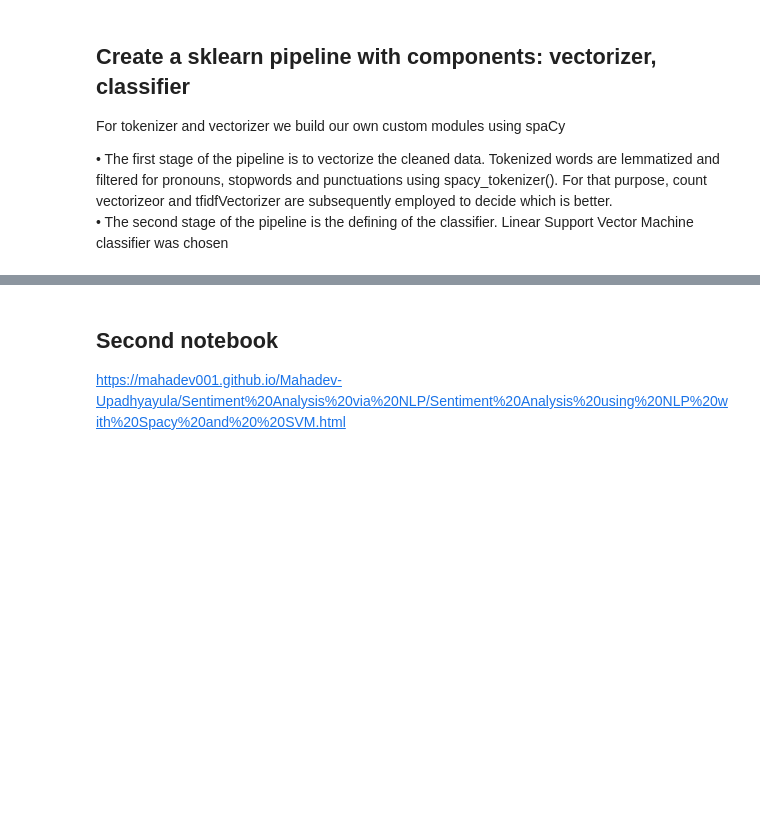
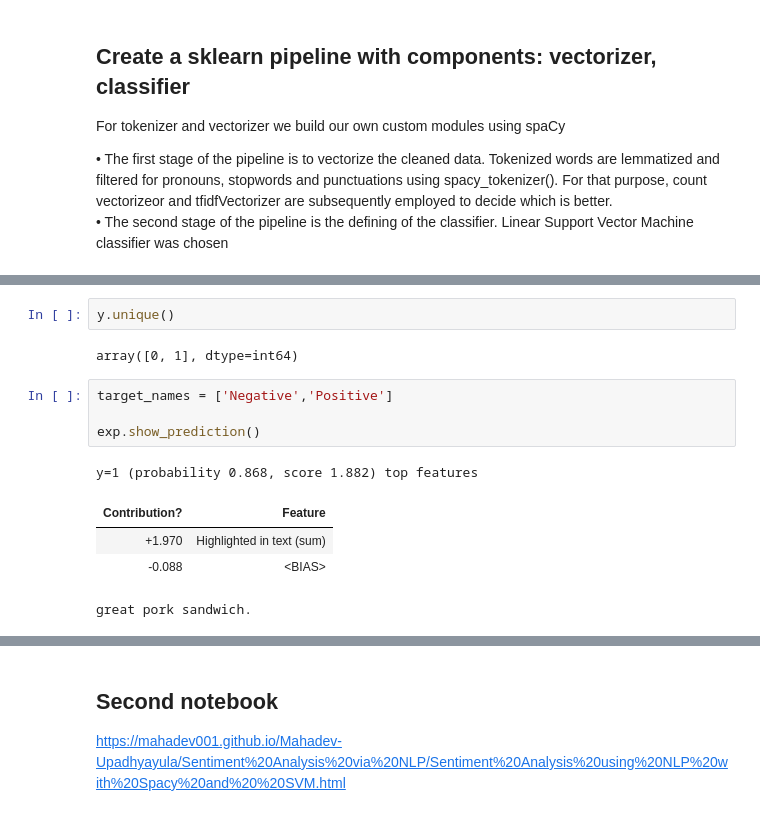
Before and after one commit to lawrence-lachman/ML-Unsupervised-NLP, a Jupyter notebook: 03_spacy_text_classifier.ipynb, the cells around one changed output, grey strips where cells are left out. Drawn from its saved outputs; the diff is of its cells as text; blank space fills up the shorter version.

```diff
--- a/03_spacy_text_classifier.ipynb
+++ b/03_spacy_text_classifier.ipynb
@@ -231,0 +273,14 @@ Accuracy: sample_prediction vs y_test    0.7978142076502732
+# %%
+y.unique()
+# %% [output]
+array([0, 1], dtype=int64)
+# %%
+target_names = ['Negative','Positive']
+
+exp.show_prediction()
+# %% [output]
+y=1 (probability 0.868, score 1.882) top features
+| Contribution? | Feature |
+| +1.970 | Highlighted in text (sum) |
+| -0.088 | <BIAS> |
+great pork sandwich.
```
Also changed, not shown: parts of 48 cells of this notebook, 2 other files.
